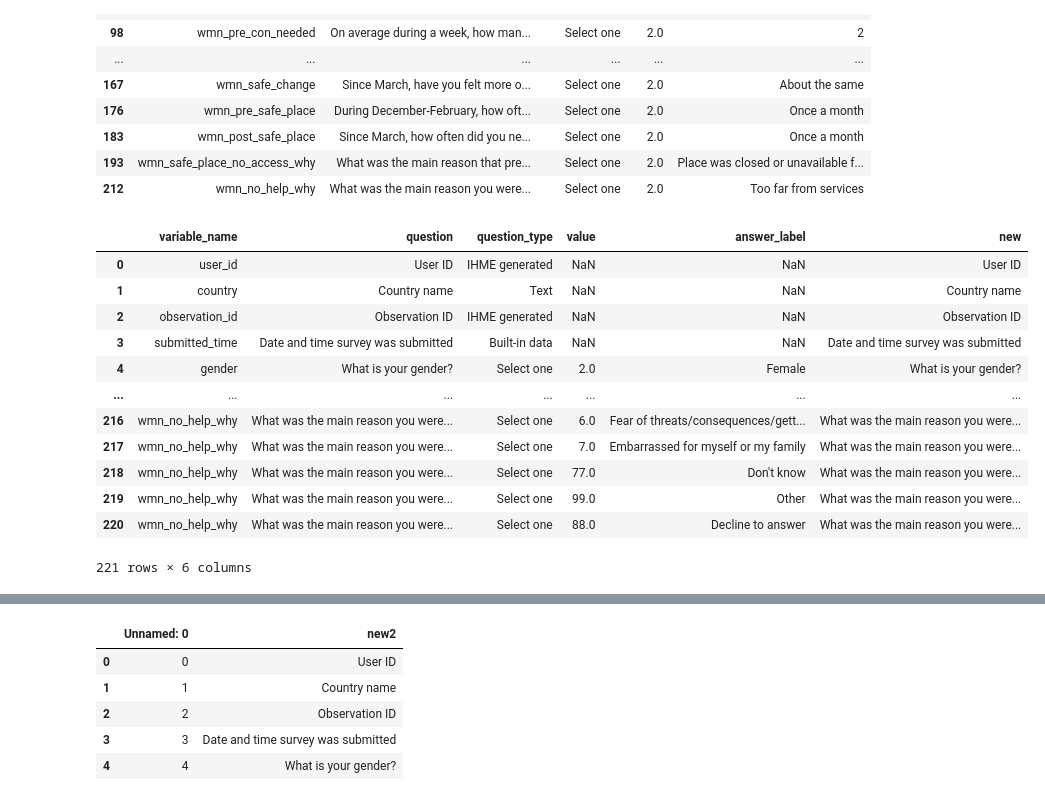
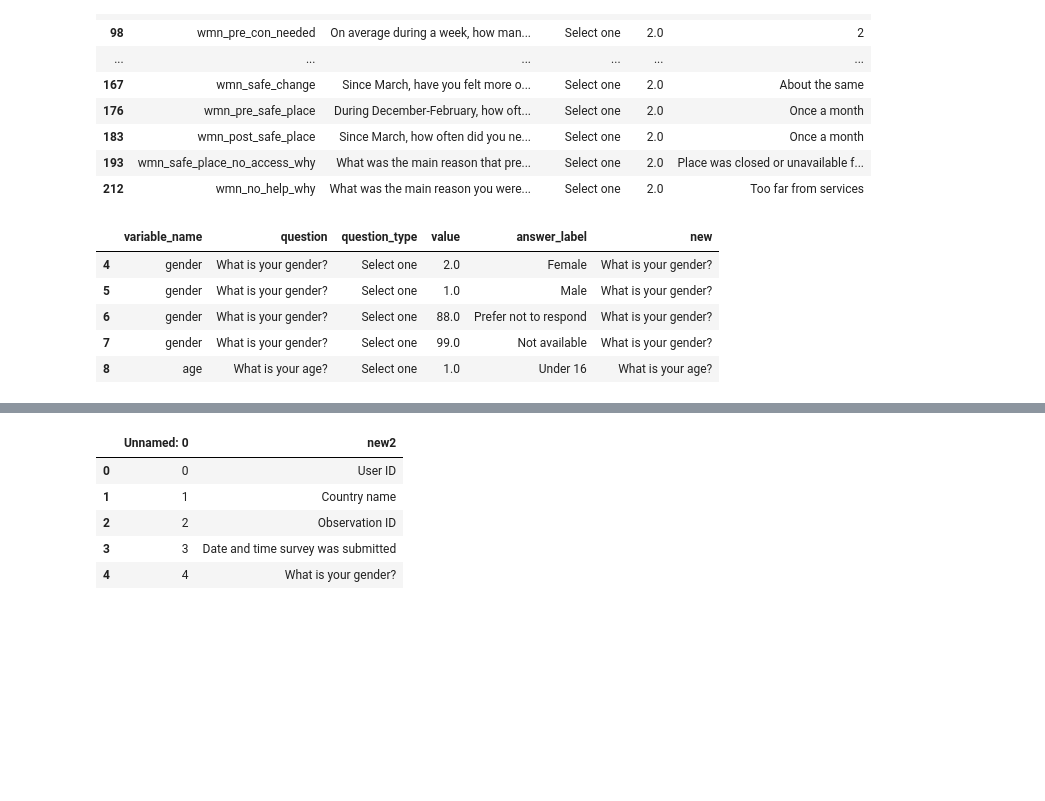
Before and after one commit to hgf700/Lessons_About_Data, a Jupyter notebook: Lab1/Untitled.ipynb, the cells around one changed output, grey strips where cells are left out. Drawn from its saved outputs; the diff is of its cells as text; code cells hidden in the pictures; blank space fills up the shorter version.

```diff
--- a/Lab1/Untitled.ipynb
+++ b/Lab1/Untitled.ipynb
@@ -223,22 +234,15 @@ df[(~df["question"].str.contains("What is your gender"))  & (df["value"]==2.0) &
 # %%
 # utworz kolumne˛ na podstawie istnieja˛cych
 
 df["new"]=pd.DataFrame(df['question'])
-df
+df.head()
 # %% [output]
 |  | variable_name | question | question_type | value | answer_label | new |
-| 0 | user_id | User ID | IHME generated | NaN | NaN | User ID |
-| 1 | country | Country name | Text | NaN | NaN | Country name |
-| 2 | observation_id | Observation ID | IHME generated | NaN | NaN | Observation ID |
-| 3 | submitted_time | Date and time survey was submitted | Built-in data | NaN | NaN | Date and time survey was submitted |
 | 4 | gender | What is your gender? | Select one | 2.0 | Female | What is your gender? |
-| ... | ... | ... | ... | ... | ... | ... |
-| 216 | wmn_no_help_why | What was the main reason you were... | Select one | 6.0 | Fear of threats/consequences/gett... | What was the main reason you were... |
-| 217 | wmn_no_help_why | What was the main reason you were... | Select one | 7.0 | Embarrassed for myself or my family | What was the main reason you were... |
-| 218 | wmn_no_help_why | What was the main reason you were... | Select one | 77.0 | Don't know | What was the main reason you were... |
-| 219 | wmn_no_help_why | What was the main reason you were... | Select one | 99.0 | Other | What was the main reason you were... |
-| 220 | wmn_no_help_why | What was the main reason you were... | Select one | 88.0 | Decline to answer | What was the main reason you were... |
+| 5 | gender | What is your gender? | Select one | 1.0 | Male | What is your gender? |
+| 6 | gender | What is your gender? | Select one | 88.0 | Prefer not to respond | What is your gender? |
+| 7 | gender | What is your gender? | Select one | 99.0 | Not available | What is your gender? |
+| 8 | age | What is your age? | Select one | 1.0 | Under 16 | What is your age? |
-221 rows × 6 columns
 # %%
 # zmien´ nazwe˛ kolumny
 
```
Also changed, not shown: parts of 24 cells of this notebook, 5 other files.
